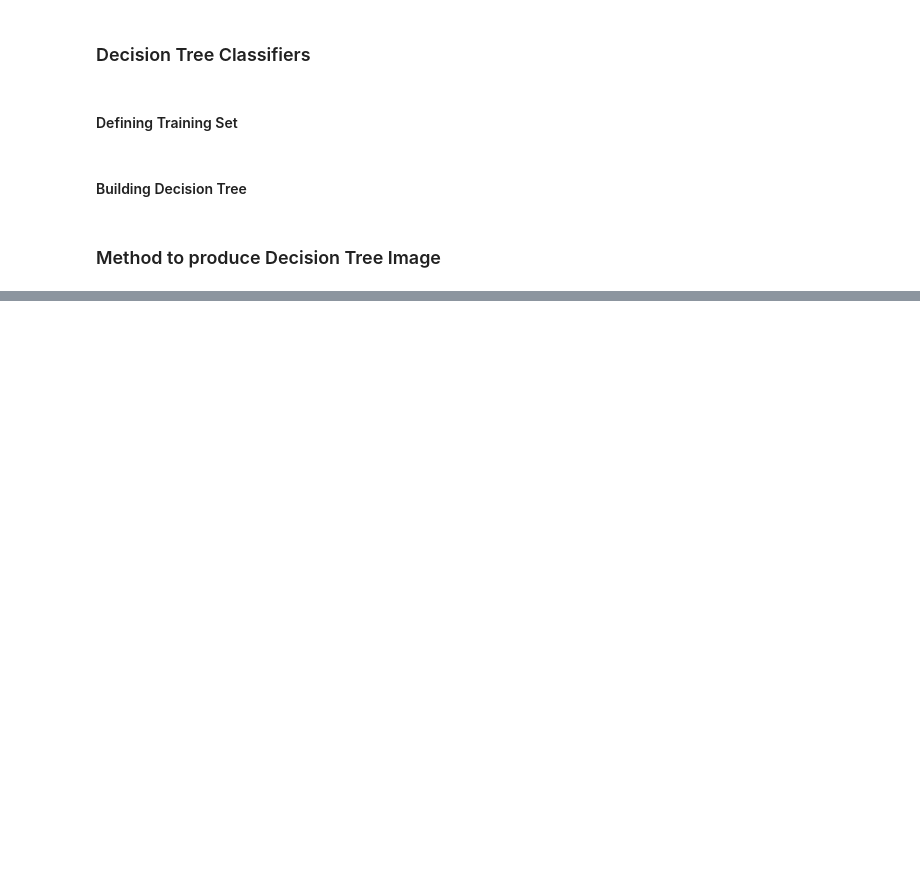
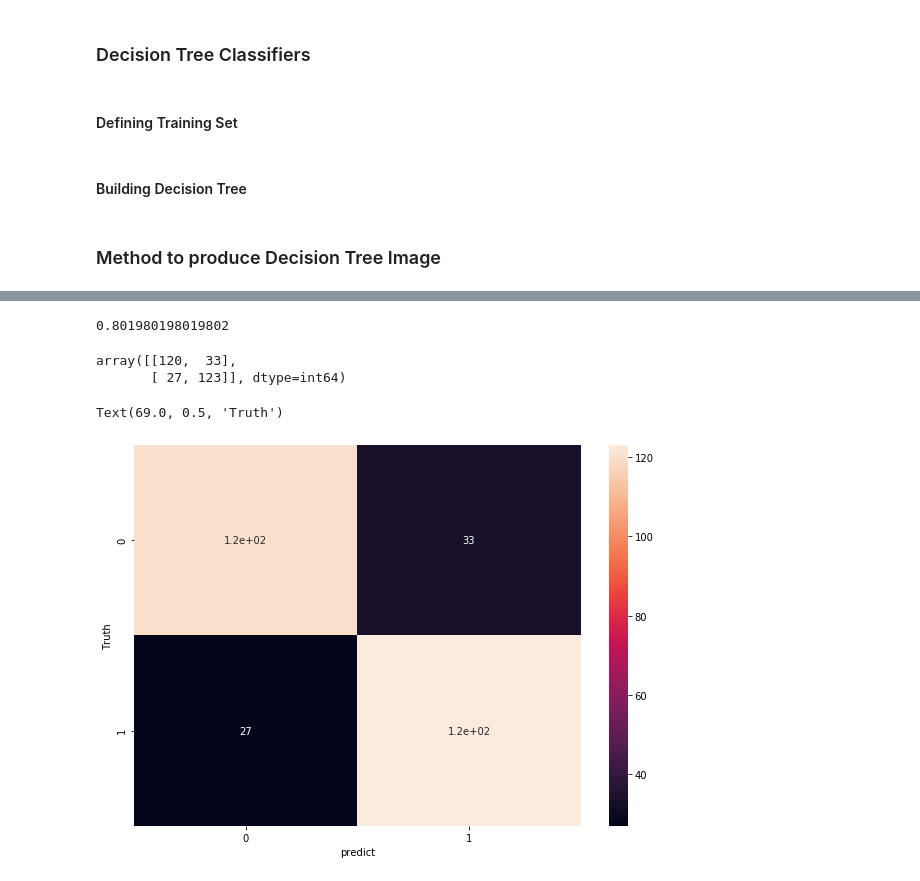
Before and after one commit to vaibhavbiradar7/EDA---Spotify-Song-Attributes, a Jupyter notebook: EDA - Spotify Data Set.ipynb, the cells around one changed output, grey strips where cells are left out. Saved outputs shown, nothing was run; the diff lists cells and outputs as text; code cells hidden in the pictures; blank space fills up the shorter version.

```diff
--- a/EDA - Spotify Data Set.ipynb
+++ b/EDA - Spotify Data Set.ipynb
@@ -266,0 +271,3 @@ Accuracy using Decision Tree:  72.3 %
+# %%
+model = RandomForestClassifier(n_estimators=45)
+model.fit(X_train, y_train)
@@ -266,0 +282,6 @@ Accuracy using Decision Tree:  72.3 %
+# %%
+model.score(X_test, y_test)
+# %% [output]
+0.801980198019802
+# %%
+y_predict = model.predict(X_test)
@@ -266,0 +290,14 @@ Accuracy using Decision Tree:  72.3 %
+# %%
+cm = confusion_matrix(y_test, y_predict)
+cm
+# %% [output]
+array([[120,  33],
+       [ 27, 123]], dtype=int64)
+# %%
+plt.figure(figsize=(10,7))
+sns.heatmap(cm, annot = True)
+plt.xlabel('predict')
+plt.ylabel('Truth')
+# %% [output]
+Text(69.0, 0.5, 'Truth')
+[figure, added]
```
Also changed, not shown: parts of 7 cells of this notebook.
